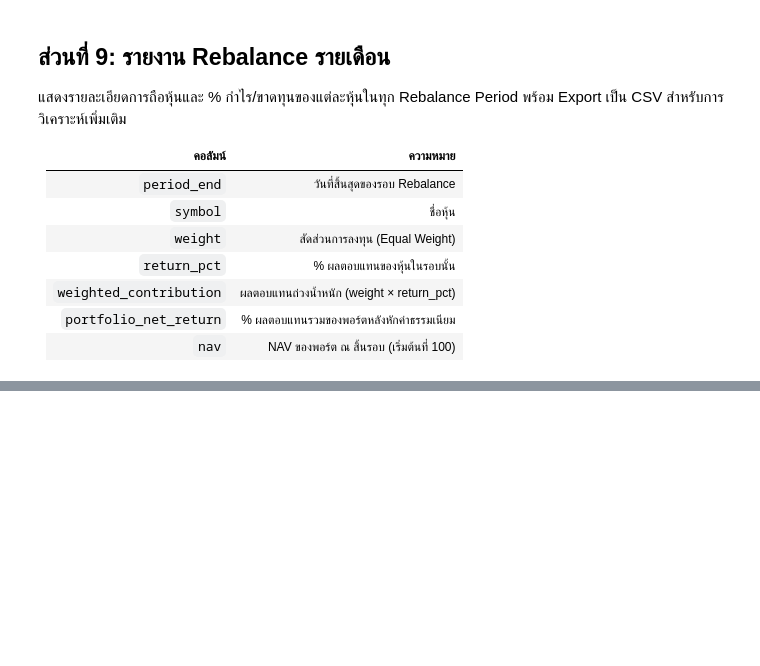
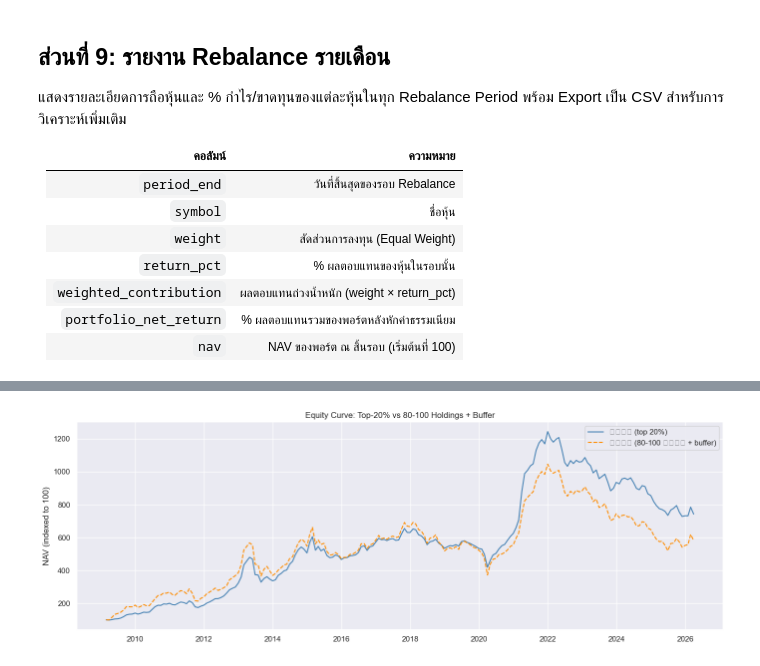
Before and after one commit to lumduan/csm-set, a Jupyter notebook: notebooks/03_backtest_analysis.ipynb, the cells around one changed output, grey strips where cells are left out. Saved outputs shown, nothing was run; the diff lists cells and outputs as text; code cells hidden in the pictures; blank space fills up the shorter version.

```diff
--- a/notebooks/03_backtest_analysis.ipynb
+++ b/notebooks/03_backtest_analysis.ipynb
@@ -1412,0 +1736,88 @@ flat_df
+# %%
+# Section 20 — Portfolio Width (80-100) + Buffer Logic Comparison
+if feature_panel.empty or prices_wide.empty:
+    print('⚠ DATA NOT AVAILABLE — ข้าม Section 20')
+else:
+    from csm.config.constants import (
+        BUFFER_RANK_THRESHOLD,
+        BULL_MODE_N_HOLDINGS_MAX,
+        BULL_MODE_N_HOLDINGS_MIN,
+        MIN_ADTV_63D_THB,
+        SAFE_MODE_MAX_EQUITY,
+        EMA_TREND_WINDOW,
+    )
+
+    store_20 = ParquetStore(settings.data_dir / 'processed')
+    bt_20 = MomentumBacktest(store=store_20)
+
+    _vol_wide_20: pd.DataFrame = pd.DataFrame({
+        k: prices_raw[k]['volume']
+        for k in prices_raw
+        if k != INDEX_SYMBOL and 'volume' in prices_raw[k].columns
+    })
+    _vol_wide_20.index = pd.to_datetime(_vol_wide_20.index)
+    _vol_wide_20 = _vol_wide_20.sort_index()
+
+    # New config: 80-100 holdings + buffer + ADTV
+    cfg_new = BacktestConfig(
+        transaction_cost_bps=15.0,
+        n_holdings_min=BULL_MODE_N_HOLDINGS_MIN,
+        n_holdings_max=BULL_MODE_N_HOLDINGS_MAX,
+        buffer_rank_threshold=BUFFER_RANK_THRESHOLD,
+        adtv_63d_min_thb=MIN_ADTV_63D_THB,
+        safe_mode_max_equity=SAFE_MODE_MAX_EQUITY,
+        ema_trend_window=EMA_TREND_WINDOW,
+    )
+
+    print('กำลังรัน Backtest ด้วย config ใหม่ (80-100 holdings + buffer)...')
+    res_new = bt_20.run(
+        feature_panel=feature_panel,
+        prices=prices_wide,
+        config=cfg_new,
+        volumes=_vol_wide_20 if not _vol_wide_20.empty else None,
+    )
+    eq_new = pd.Series(res_new.equity_curve, dtype=float)
+    eq_new.index = pd.to_datetime(eq_new.index)
+
+    # Original backtest (top_quantile=0.2, ~20-30 stocks)
+    eq_old = equity_series.copy() if equity_series is not None else pd.Series(dtype=float)
+
+    # Compute annualised turnover for new config
+    turn_new = pd.Series(res_new.turnover, dtype=float)
+    annualised_turnover = float(turn_new.mean() * 12)
+    n_holdings_series = pd.Series([len(p.holdings) for p in res_new.monthly_report.periods])
+
+    print(f'\n  เฉลี่ยจำนวนหุ้น   : {n_holdings_series.mean():.0f} (min={n_holdings_series.min()}, max={n_holdings_series.max()})')
+    print(f'  Annualised Turnover : {annualised_turnover:.0%}')
+    _target_ok = 1.5 <= annualised_turnover <= 1.8
+    print(f'  เป้าหมาย 150-180%   : {"✅ PASS" if _target_ok else "⚠ ตรวจสอบ"}')
+
+    # Performance comparison
+    print('\n── Performance Comparison ──')
+    _pm = PerformanceMetrics()
+    metrics_old = _pm.summary(eq_old) if not eq_old.empty else {}
+    metrics_new = _pm.summary(eq_new)
+    comp_rows = []
+    for key, label in [('cagr','CAGR'), ('sharpe','Sharpe'), ('max_drawdown','Max DD'), ('volatility','Volatility')]:
+        comp_rows.append({
+            'Metric': label,
+            'เดิม (top 20%)': f"{metrics_old.get(key,0):.2%}" if key != 'sharpe' else f"{metrics_old.get(key,0):.3f}",
+            'ใหม่ (80-100)':  f"{metrics_new.get(key,0):.2%}" if key != 'sharpe' else f"{metrics_new.get(key,0):.3f}",
+        })
+    print(pd.DataFrame(comp_rows).set_index('Metric').to_string())
+
+    # Equity curve comparison
+    if not eq_old.empty:
+        fig, ax = plt.subplots(figsize=(14, 5))
+        eq_old_norm = eq_old / eq_old.iloc[0] * 100
+        eq_new_norm = eq_new / eq_new.iloc[0] * 100
+        ax.plot(eq_old_norm.index, eq_old_norm.values, color='steelblue', lw=1.5, label='เดิม (top 20%)')
+        ax.plot(eq_new_norm.index, eq_new_norm.values, color='darkorange', lw=1.5, linestyle='--', label='ใหม่ (80-100 หุ้น + buffer)')
+        ax.set_title('Equity Curve: Top-20% vs 80-100 Holdings + Buffer')
+        ax.set_ylabel('NAV (indexed to 100)')
+        ax.legend()
+        plt.tight_layout()
+        plt.show()
+
+    print(f'\n✅ Section 20 เสร็จสมบูรณ์')
+# %% [output]
@@ -1412,0 +1838 @@ flat_df
+[figure, added]
```
Also changed, not shown: parts of 27 cells of this notebook, 5 other files.
